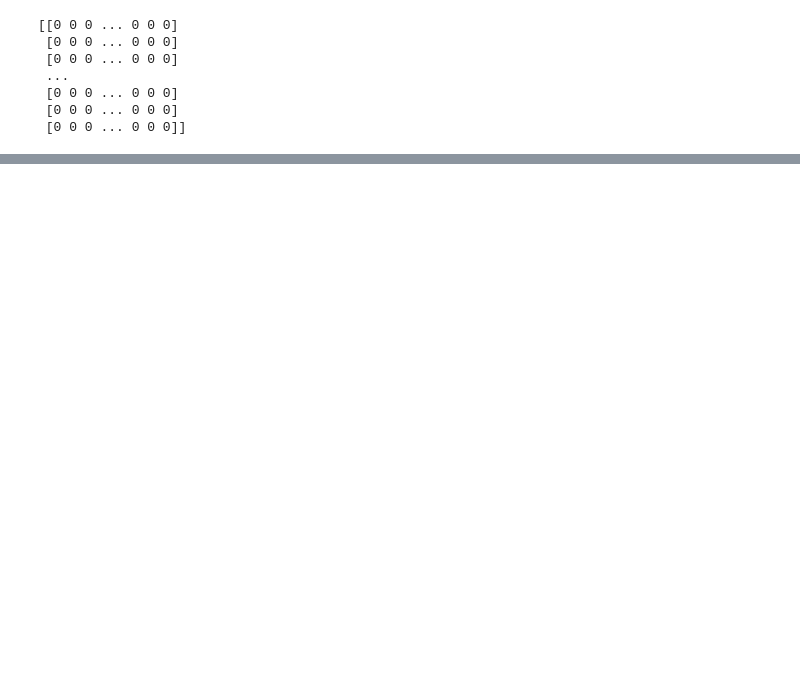
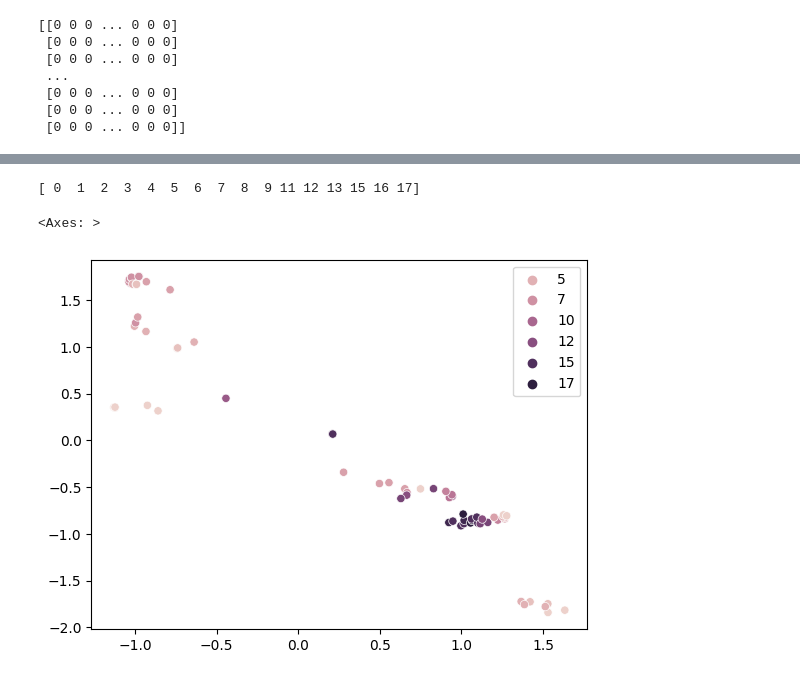
Before and after one commit to hcmus-thesis-gulu/human-centric-evaluation, a Jupyter notebook: [Thesis]_Testbed.ipynb, the cells around one changed output, grey strips where cells are left out. Saved outputs shown, nothing was run; the diff lists cells and outputs as text; code cells hidden in the pictures; blank space fills up the shorter version.

```diff
--- a/[Thesis]_Testbed.ipynb
+++ b/[Thesis]_Testbed.ipynb
@@ -259,3 +274,15 @@ sns.scatterplot(x = scaled_plot_embeddings[:, 0], y = scaled_plot_embeddings[:,
+# %%
+general_labels = (user_score > 0).sum(axis=1)
+general_label = general_labels[samples]
+print(np.unique(general_label))
+thresh = 2
+sns.scatterplot(x = scaled_plot_embeddings[general_label > thresh, 0],
+                y = scaled_plot_embeddings[general_label > thresh, 1],
+                hue = general_label[general_label > thresh])
+# %% [output]
+[ 0  1  2  3  4  5  6  7  8  9 11 12 13 15 16 17]
+<Axes: >
+[figure, added]
 # %%
 temp_labels = np.where(user_labels > 0, 0, 1)
 sns.scatterplot(x = scaled_plot_embeddings[:, 0], y = scaled_plot_embeddings[:, 1], c=temp_labels)
```
Also changed, not shown: parts of 83 cells of this notebook, 2 other files.
